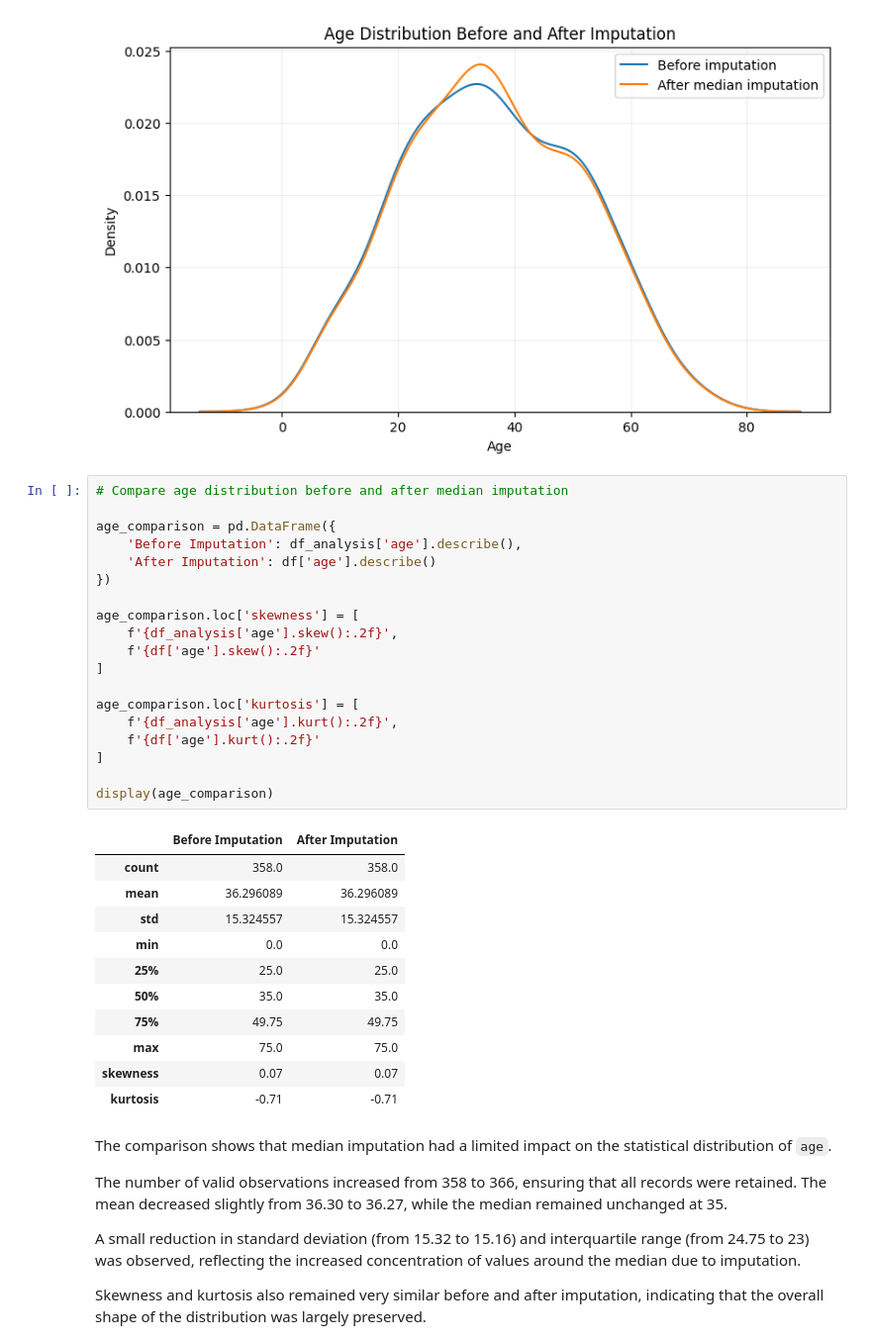
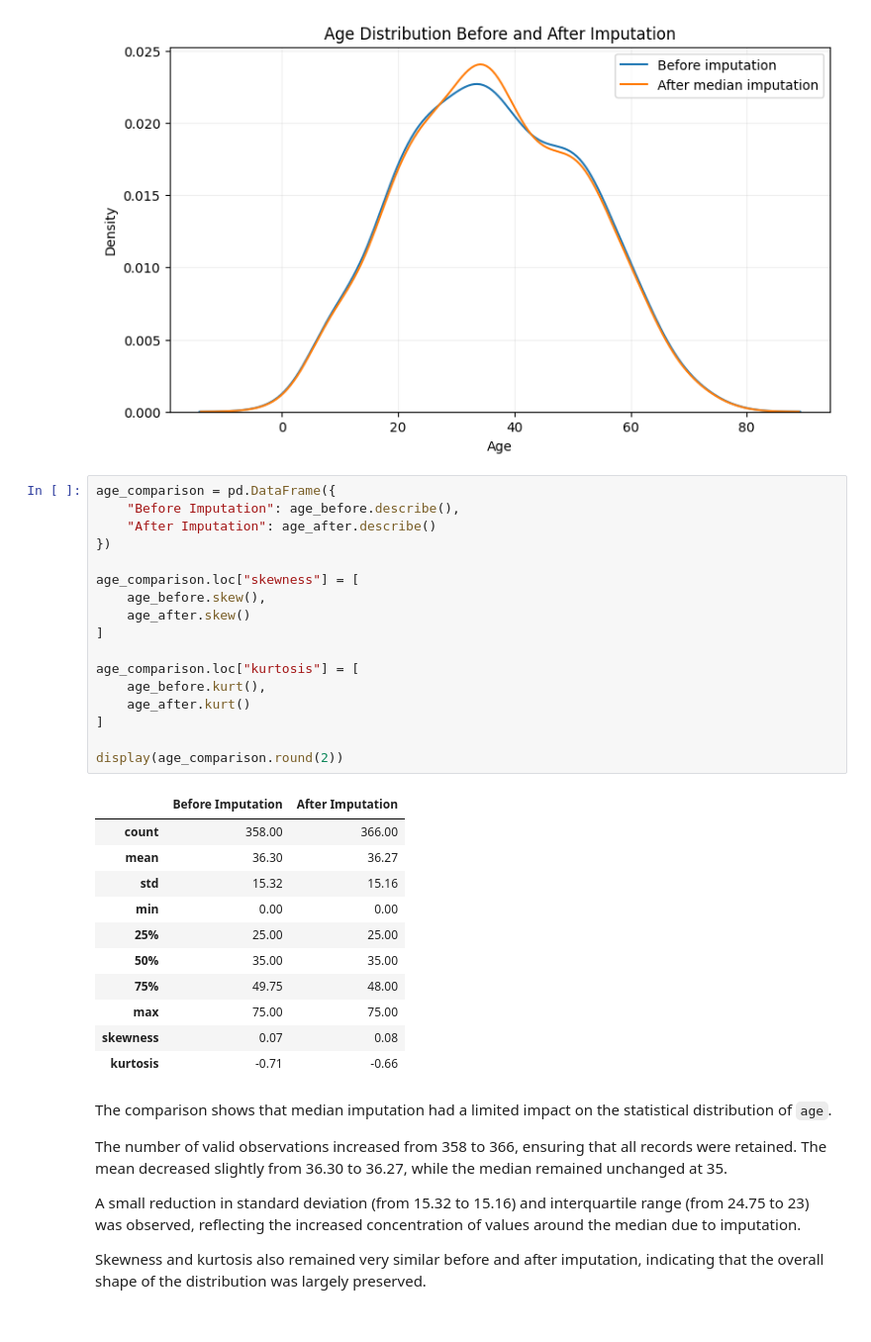
Before and after one commit to lolloantonioli/dermatology-disease-classification, a Jupyter notebook: dermatology_disease_classification.ipynb, the cells around one changed output. Shown at 99% size. Saved outputs shown, nothing was run; the diff lists cells and outputs as text.

Commit message:
fix: correct age analysis

```diff
--- a/dermatology_disease_classification.ipynb
+++ b/dermatology_disease_classification.ipynb
@@ -1118,36 +1118,34 @@ plt.show()
 [figure]
 [figure]
 # %%
-# Compare age distribution before and after median imputation
-
 age_comparison = pd.DataFrame({
-    'Before Imputation': df_analysis['age'].describe(),
-    'After Imputation': df['age'].describe()
+    "Before Imputation": age_before.describe(),
+    "After Imputation": age_after.describe()
 })
 
-age_comparison.loc['skewness'] = [
-    f'{df_analysis['age'].skew():.2f}',
-    f'{df['age'].skew():.2f}'
+age_comparison.loc["skewness"] = [
+    age_before.skew(),
+    age_after.skew()
 ]
 
-age_comparison.loc['kurtosis'] = [
-    f'{df_analysis['age'].kurt():.2f}',
-    f'{df['age'].kurt():.2f}'
+age_comparison.loc["kurtosis"] = [
+    age_before.kurt(),
+    age_after.kurt()
 ]
 
-display(age_comparison)
+display(age_comparison.round(2))
 # %% [output]
 |  | Before Imputation | After Imputation |
-| count | 358.0 | 358.0 |
-| mean | 36.296089 | 36.296089 |
-| std | 15.324557 | 15.324557 |
-| min | 0.0 | 0.0 |
-| 25% | 25.0 | 25.0 |
-| 50% | 35.0 | 35.0 |
-| 75% | 49.75 | 49.75 |
-| max | 75.0 | 75.0 |
-| skewness | 0.07 | 0.07 |
-| kurtosis | -0.71 | -0.71 |
+| count | 358.00 | 366.00 |
+| mean | 36.30 | 36.27 |
+| std | 15.32 | 15.16 |
+| min | 0.00 | 0.00 |
+| 25% | 25.00 | 25.00 |
+| 50% | 35.00 | 35.00 |
+| 75% | 49.75 | 48.00 |
+| max | 75.00 | 75.00 |
+| skewness | 0.07 | 0.08 |
+| kurtosis | -0.71 | -0.66 |
 # %% [markdown]
 The comparison shows that median imputation had a limited impact on the statistical distribution of `age`.
 
```
